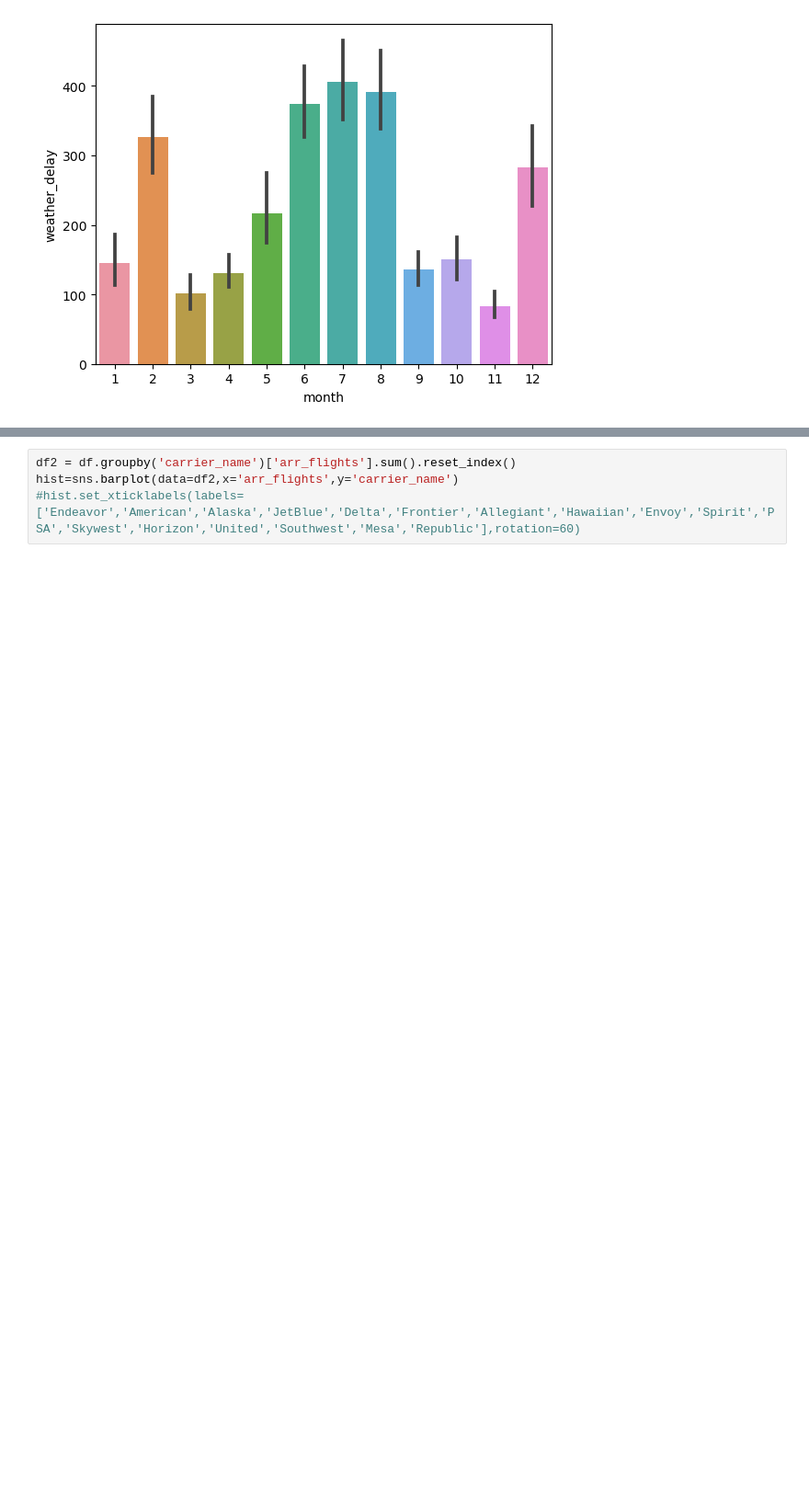
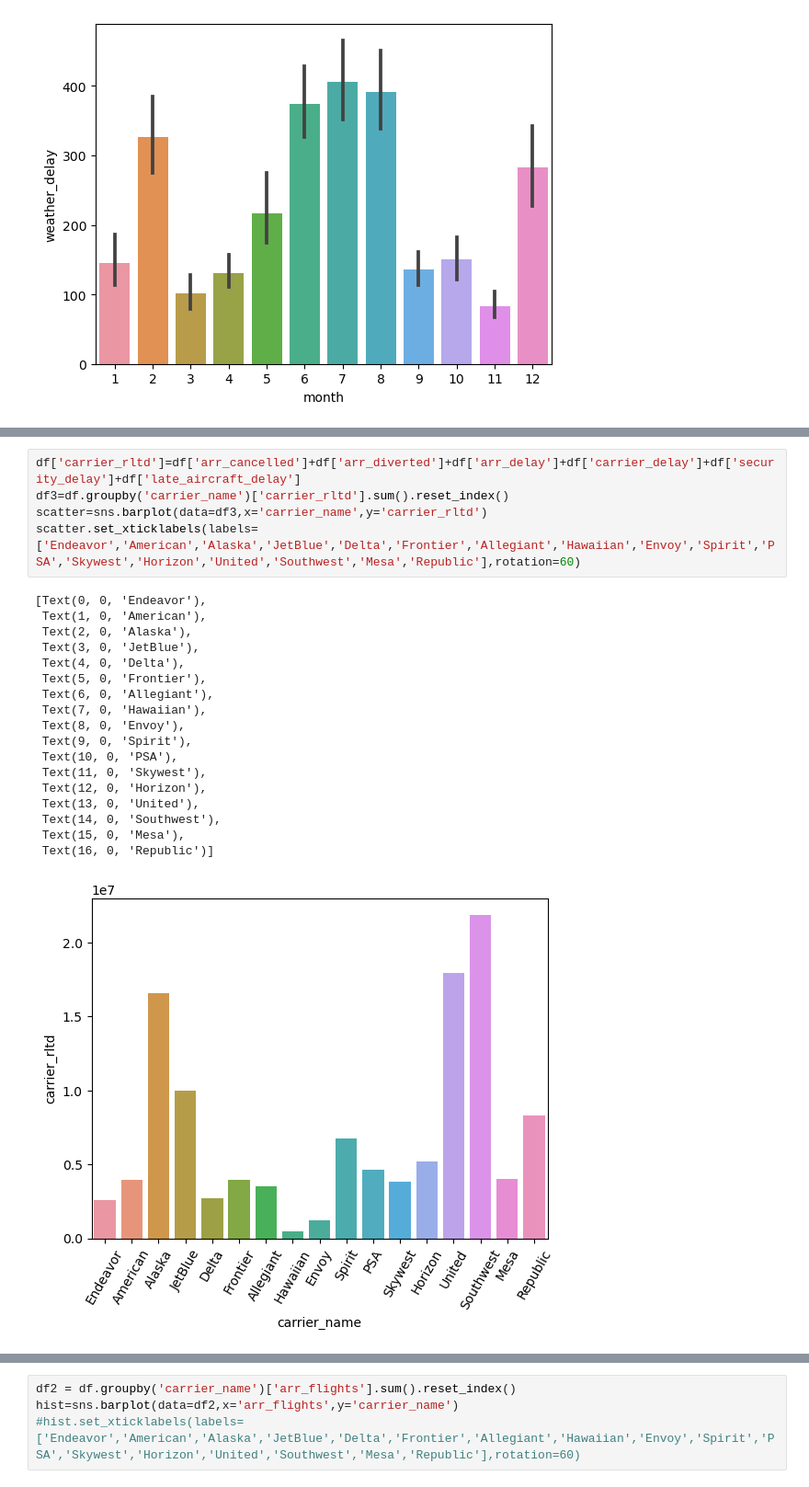
Before and after one commit to ubco-W2022T2-data301/project-group-group51, a Jupyter notebook: data/Milestone3_Max.ipynb, the cells around one changed output, grey strips where cells are left out. Shown: that part at 92% size. Drawn from its saved outputs; the diff is of its cells as text; blank space fills up the shorter version.

```diff
--- a/data/Milestone3_Max.ipynb
+++ b/data/Milestone3_Max.ipynb
@@ -34,0 +46,24 @@ scatter.set_xticklabels(labels=['Endeavor','American','Alaska','JetBlue','Delta'
+# %%
+df['carrier_rltd']=df['arr_cancelled']+df['arr_diverted']+df['arr_delay']+df['carrier_delay']+df['security_delay']+df['late_aircraft_delay']
+df3=df.groupby('carrier_name')['carrier_rltd'].sum().reset_index()
+scatter=sns.barplot(data=df3,x='carrier_name',y='carrier_rltd')
+scatter.set_xticklabels(labels=['Endeavor','American','Alaska','JetBlue','Delta','Frontier','Allegiant','Hawaiian','Envoy','Spirit','PSA','Skywest','Horizon','United','Southwest','Mesa','Republic'],rotation=60)
+# %% [output]
+[Text(0, 0, 'Endeavor'),
+ Text(1, 0, 'American'),
+ Text(2, 0, 'Alaska'),
+ Text(3, 0, 'JetBlue'),
+ Text(4, 0, 'Delta'),
+ Text(5, 0, 'Frontier'),
+ Text(6, 0, 'Allegiant'),
+ Text(7, 0, 'Hawaiian'),
+ Text(8, 0, 'Envoy'),
+ Text(9, 0, 'Spirit'),
+ Text(10, 0, 'PSA'),
+ Text(11, 0, 'Skywest'),
+ Text(12, 0, 'Horizon'),
+ Text(13, 0, 'United'),
+ Text(14, 0, 'Southwest'),
+ Text(15, 0, 'Mesa'),
+ Text(16, 0, 'Republic')]
+[figure, added]
```
Also changed, not shown: parts of 5 cells of this notebook, 2 other files.
